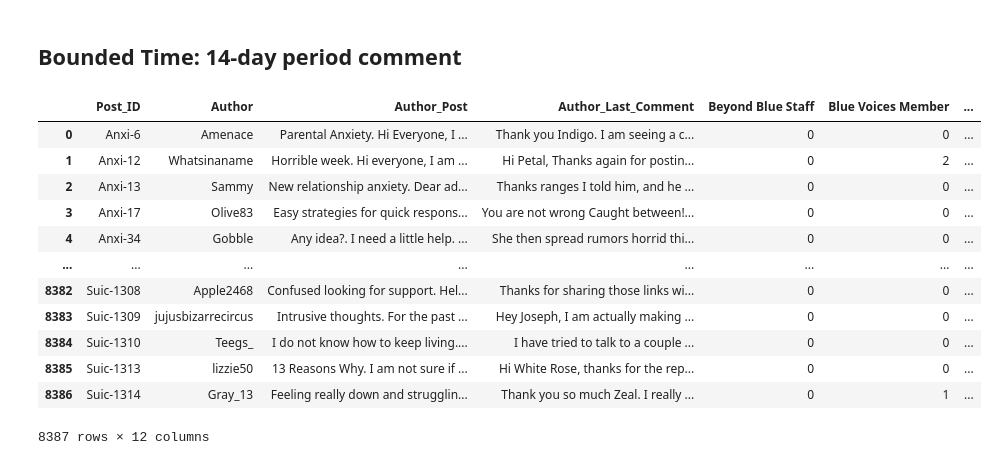
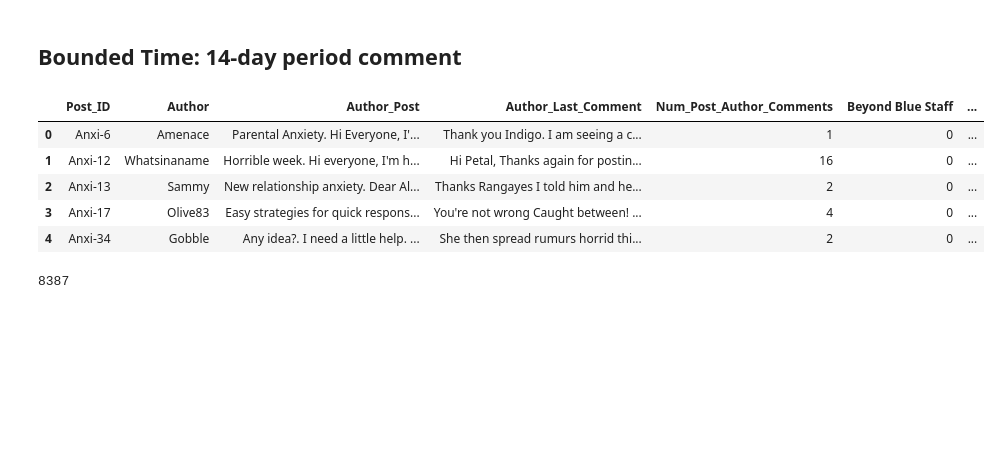
Before and after one commit to PutraAryotama/research_project, a Jupyter notebook: generate_post_comments_table.ipynb, the cells around one changed output. Cells and saved outputs as stored; diff of their text form; code cells hidden in the pictures; blank space fills up the shorter version.

```diff
--- a/generate_post_comments_table.ipynb
+++ b/generate_post_comments_table.ipynb
@@ -25,0 +19,5 @@ posts_df.head()
+# %%
+# filter posts that are not by Beyond Blue Staff or Moderator
+posts_df = posts_df[~posts_df['Post_Author_Rank'].isin(['Beyond Blue Staff', 'Moderator', 'Community Manager'])]
+print(len(posts_df))
+posts_df.head()
@@ -102,14 +107,6 @@ def punct_aware_concat(post_title, post_content):
 # %% [markdown]
 Using the libraries: Contractions + PySpellChecker + LanguageTool
 # %%
-# set up Java environment for LanguageTool
-java_home = r"C:\Program Files\Eclipse Adoptium\jdk-21.0.8.9-hotspot"
-os.environ["JAVA_HOME"] = java_home
-os.environ["PATH"] = java_home + r"\bin;" + os.environ["PATH"]
-
-# Initialize LanguageTool for english
-tool = language_tool_python.LanguageTool('en')  # English
-
 def check_text(text):
     '''Check and correct grammar and spelling in the given text.
     Args:
@@ -120,32 +117,14 @@ def check_text(text):
     # strip leading/trailing whitespace
     text = text.strip()
 
-    # Expand contractions
-    text = contractions.fix(text)
-
-    # Check grammar only
-    matches = tool.check(text)
-    text = language_tool_python.utils.correct(text, matches)
-
-    # Check for spelling errors
-    spell = SpellChecker()
-
     # Tokenize while preserving punctuation
     tokens = re.findall(r"\w+|[^\w\s]", text, re.UNICODE)
 
-    corrected_tokens = []
-    for token in tokens:
-        if token.isalpha():
-            corrected = spell.correction(token)
-            corrected_tokens.append(corrected if corrected else token)
-        else:
-            corrected_tokens.append(token)
-
     # Reconstruct the paragraph
     corrected_text = ""
-    for i, token in enumerate(corrected_tokens):
+    for i, token in enumerate(tokens):
         if i > 0:
-            prev = corrected_tokens[i - 1]
+            prev = tokens[i - 1]
             # Add space if both current and previous tokens are alphanumeric
             if (token.isalnum() and prev.isalnum()) or (prev.isalnum() and token in ['(', '[']):
                 corrected_text += " "
@@ -315,6 +294,7 @@ def merge_table(posts_df, comments_df, max_14_days=False):
                 "Author": post_author,
                 "Author_Post": post_text,
                 "Author_Last_Comment": check_text(author_last_comment.Comment_Content),
+                "Num_Post_Author_Comments": 0,
             }
             # create columns for each unique ranks with default value of 0
             for rank in unique_ranks:
@@ -324,9 +304,11 @@ def merge_table(posts_df, comments_df, max_14_days=False):
             # iterate filtered comments and count ranks before the author's last comment
             for comment in filtered_comments.itertuples(index=False, name="Comment"):
                 if comment.Comment_ID == author_last_comment_id:
+                    new_row['Num_Post_Author_Comments'] += 1 # count post author's own comments
                     break # stop counting when reaching author's last comment
                 if comment.Comment_Author == post_author:
-                    continue # skip author's own comments
+                    new_row['Num_Post_Author_Comments'] += 1 # count post author's own comments
+                    continue
                 rank = comment.Comment_Author_Rank
                 new_row[rank] += 1
 
@@ -454,19 +467,12 @@ len(merged_table)
 ## Bounded Time: 14-day period comment
 # %%
 merged_table_bounded = merge_table(posts_df=posts_df, comments_df=comments_df, max_14_days=True)
-merged_table_bounded
+merged_table_bounded.head()
 # %% [output]
-|  | Post_ID | Author | Author_Post | Author_Last_Comment | Beyond Blue Staff | Blue Voices Member | ... |
-| 0 | Anxi-6 | Amenace | Parental Anxiety. Hi Everyone, I ... | Thank you Indigo. I am seeing a c... | 0 | 0 | ... |
-| 1 | Anxi-12 | Whatsinaname | Horrible week. Hi everyone, I am ... | Hi Petal, Thanks again for postin... | 0 | 2 | ... |
-| 2 | Anxi-13 | Sammy | New relationship anxiety. Dear ad... | Thanks ranges I told him, and he ... | 0 | 0 | ... |
-| 3 | Anxi-17 | Olive83 | Easy strategies for quick respons... | You are not wrong Caught between!... | 0 | 0 | ... |
-| 4 | Anxi-34 | Gobble | Any idea?. I need a little help. ... | She then spread rumors horrid thi... | 0 | 0 | ... |
-| ... | ... | ... | ... | ... | ... | ... | ... |
-| 8382 | Suic-1308 | Apple2468 | Confused looking for support. Hel... | Thanks for sharing those links wi... | 0 | 0 | ... |
-| 8383 | Suic-1309 | jujusbizarrecircus | Intrusive thoughts. For the past ... | Hey Joseph, I am actually making ... | 0 | 0 | ... |
-| 8384 | Suic-1310 | Teegs_ | I do not know how to keep living.... | I have tried to talk to a couple ... | 0 | 0 | ... |
-| 8385 | Suic-1313 | lizzie50 | 13 Reasons Why. I am not sure if ... | Hi White Rose, thanks for the rep... | 0 | 0 | ... |
-| 8386 | Suic-1314 | Gray_13 | Feeling really down and strugglin... | Thank you so much Zeal. I really ... | 0 | 1 | ... |
+|  | Post_ID | Author | Author_Post | Author_Last_Comment | Num_Post_Author_Comments | Beyond Blue Staff | ... |
+| 0 | Anxi-6 | Amenace | Parental Anxiety. Hi Everyone, I'... | Thank you Indigo. I am seeing a c... | 1 | 0 | ... |
+| 1 | Anxi-12 | Whatsinaname | Horrible week. Hi everyone, I'm h... | Hi Petal, Thanks again for postin... | 16 | 0 | ... |
+| 2 | Anxi-13 | Sammy | New relationship anxiety. Dear Al... | Thanks Rangayes I told him and he... | 2 | 0 | ... |
+| 3 | Anxi-17 | Olive83 | Easy strategies for quick respons... | You're not wrong Caught between! ... | 4 | 0 | ... |
+| 4 | Anxi-34 | Gobble | Any idea?. I need a little help. ... | She then spread rumurs horrid thi... | 2 | 0 | ... |
-8387 rows × 12 columns
 # %%
@@ -473,0 +480,4 @@ merged_table_bounded.to_csv('./data/BeyondBlue/commented_post_authors_max14days.
+# %%
+len(merged_table_bounded)
+# %% [output]
+8387
```
Also changed, not shown: parts of 15 cells of this notebook, 2 other files.
